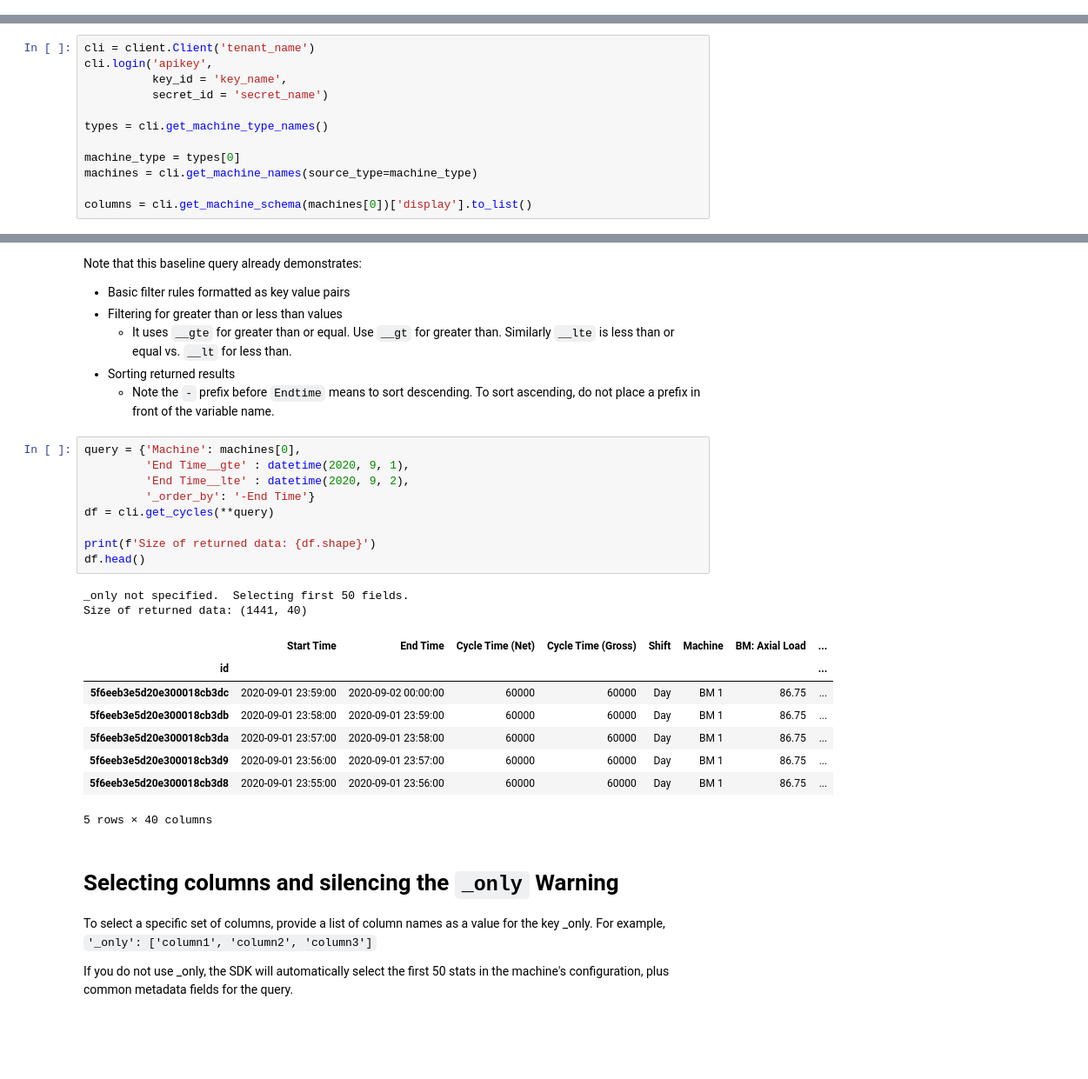
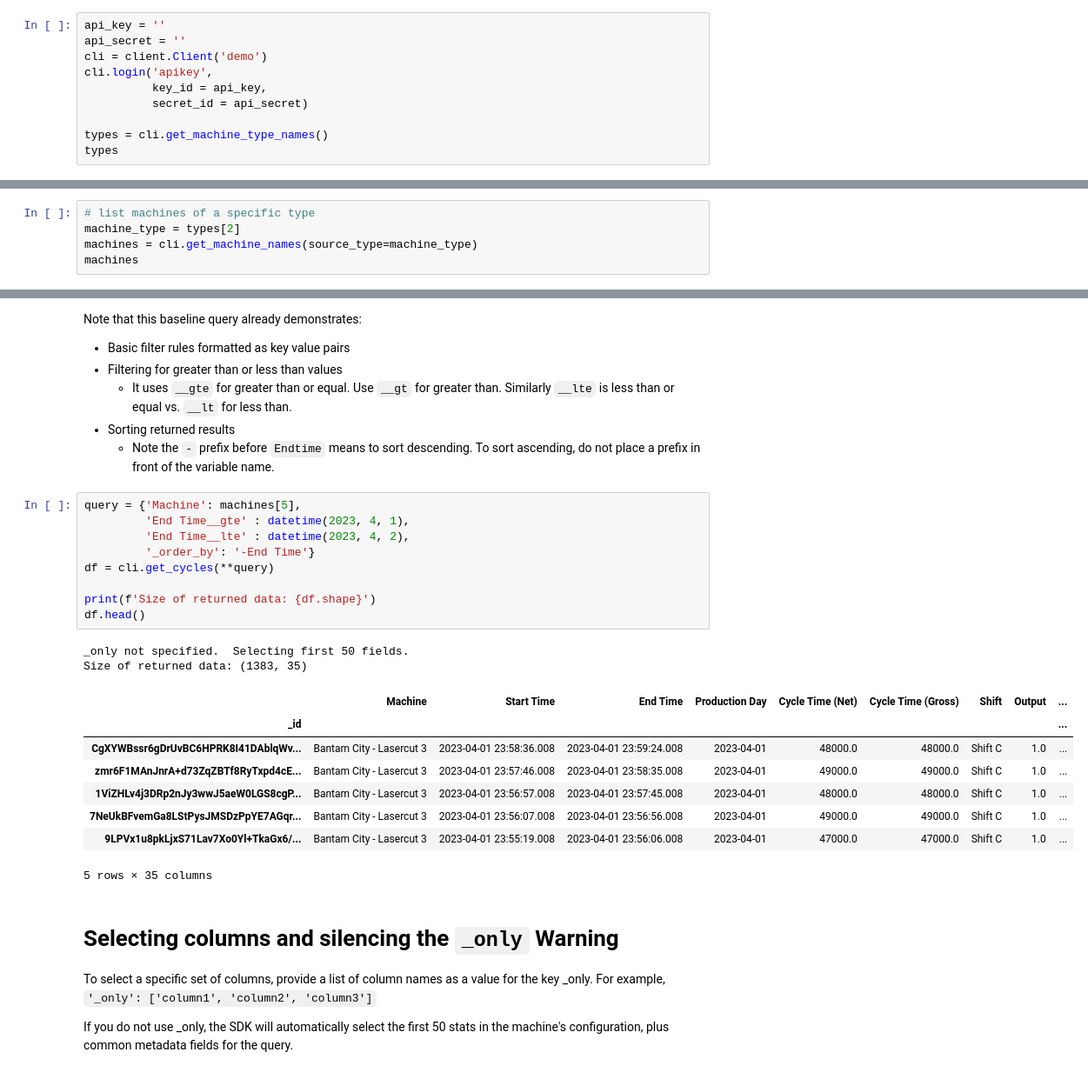
Before and after one commit to sightmachine/sightmachine-sdk, a Jupyter notebook: examples/Query Examples.ipynb, the cells around one changed output, grey strips where cells are left out. Shown: that part at 87% size. Saved outputs shown, nothing was run; the diff lists cells and outputs as text; blank space fills up the shorter version.

Commit message:
add new machine functions, update queries

```diff
--- a/examples/Query Examples.ipynb
+++ b/examples/Query Examples.ipynb
@@ -8,0 +11,10 @@ import pandas as pd
+# %%
+api_key = ''
+api_secret = ''
+cli = client.Client('demo')
+cli.login('apikey',
+          key_id = api_key,
+          secret_id = api_secret)
+
+types = cli.get_machine_type_names()
+types
@@ -12,15 +26,8 @@ import pandas as pd
 Cycles are the core data set in the SM Platform.  Cycles represent a unit of work on a machine and will contain a variety of data from sensors, quality managent systems, ERP, MES, etc.
 
 Each cycle is associate with a Machine and a range of time.  Each Machine has a machine type which determines the data schema.  So to query for cycle data, the first step is to lookup the machine type and then to lookup the specific machine(s) of that type.
-# %%
-cli = client.Client('tenant_name')
-cli.login('apikey',
-          key_id = 'key_name',
-          secret_id = 'secret_name')
-
-types = cli.get_machine_type_names()
-
-machine_type = types[0]
-machines = cli.get_machine_names(source_type=machine_type)
-
-columns = cli.get_machine_schema(machines[0])['display'].to_list()
+# %%
+# list machines of a specific type
+machine_type = types[2]
+machines = cli.get_machine_names(source_type=machine_type)
+machines
@@ -45,25 +93,25 @@ Note that this baseline query already demonstrates:
 - Sorting returned results
     - Note the `-` prefix before `Endtime` means to sort descending.  To sort ascending, do not place a prefix in front of the variable name.
 # %%
-query = {'Machine': machines[0],
-         'End Time__gte' : datetime(2020, 9, 1),
-         'End Time__lte' : datetime(2020, 9, 2),
+query = {'Machine': machines[5],
+         'End Time__gte' : datetime(2023, 4, 1),
+         'End Time__lte' : datetime(2023, 4, 2),
          '_order_by': '-End Time'}
 df = cli.get_cycles(**query)
 
 print(f'Size of returned data: {df.shape}')
 df.head()
 # %% [output]
 _only not specified.  Selecting first 50 fields.
-Size of returned data: (1441, 40)
+Size of returned data: (1383, 35)
-|  | Start Time | End Time | Cycle Time (Net) | Cycle Time (Gross) | Shift | Machine | BM: Axial Load | ... |
-| id |  |  |  |  |  |  |  | ... |
-| 5f6eeb3e5d20e300018cb3dc | 2020-09-01 23:59:00 | 2020-09-02 00:00:00 | 60000 | 60000 | Day | BM 1 | 86.75 | ... |
-| 5f6eeb3e5d20e300018cb3db | 2020-09-01 23:58:00 | 2020-09-01 23:59:00 | 60000 | 60000 | Day | BM 1 | 86.75 | ... |
-| 5f6eeb3e5d20e300018cb3da | 2020-09-01 23:57:00 | 2020-09-01 23:58:00 | 60000 | 60000 | Day | BM 1 | 86.75 | ... |
-| 5f6eeb3e5d20e300018cb3d9 | 2020-09-01 23:56:00 | 2020-09-01 23:57:00 | 60000 | 60000 | Day | BM 1 | 86.75 | ... |
-| 5f6eeb3e5d20e300018cb3d8 | 2020-09-01 23:55:00 | 2020-09-01 23:56:00 | 60000 | 60000 | Day | BM 1 | 86.75 | ... |
+|  | Machine | Start Time | End Time | Production Day | Cycle Time (Net) | Cycle Time (Gross) | Shift | Output | ... |
+| _id |  |  |  |  |  |  |  |  | ... |
+| CgXYWBssr6gDrUvBC6HPRK8I41DAblqWv... | Bantam City - Lasercut 3 | 2023-04-01 23:58:36.008 | 2023-04-01 23:59:24.008 | 2023-04-01 | 48000.0 | 48000.0 | Shift C | 1.0 | ... |
+| zmr6F1MAnJnrA+d73ZqZBTf8RyTxpd4cE... | Bantam City - Lasercut 3 | 2023-04-01 23:57:46.008 | 2023-04-01 23:58:35.008 | 2023-04-01 | 49000.0 | 49000.0 | Shift C | 1.0 | ... |
+| 1ViZHLv4j3DRp2nJy3wwJ5aeW0LGS8cgP... | Bantam City - Lasercut 3 | 2023-04-01 23:56:57.008 | 2023-04-01 23:57:45.008 | 2023-04-01 | 48000.0 | 48000.0 | Shift C | 1.0 | ... |
+| 7NeUkBFvemGa8LStPysJMSDzPpYE7AGqr... | Bantam City - Lasercut 3 | 2023-04-01 23:56:07.008 | 2023-04-01 23:56:56.008 | 2023-04-01 | 49000.0 | 49000.0 | Shift C | 1.0 | ... |
+| 9LPVx1u8pkLjxS71Lav7Xo0Yl+TkaGx6/... | Bantam City - Lasercut 3 | 2023-04-01 23:55:19.008 | 2023-04-01 23:56:06.008 | 2023-04-01 | 47000.0 | 47000.0 | Shift C | 1.0 | ... |
-5 rows × 40 columns
+5 rows × 35 columns
 # %% [markdown]
 # Selecting columns and silencing the `_only` Warning
 
```
Also changed, not shown: parts of 30 cells of this notebook.
